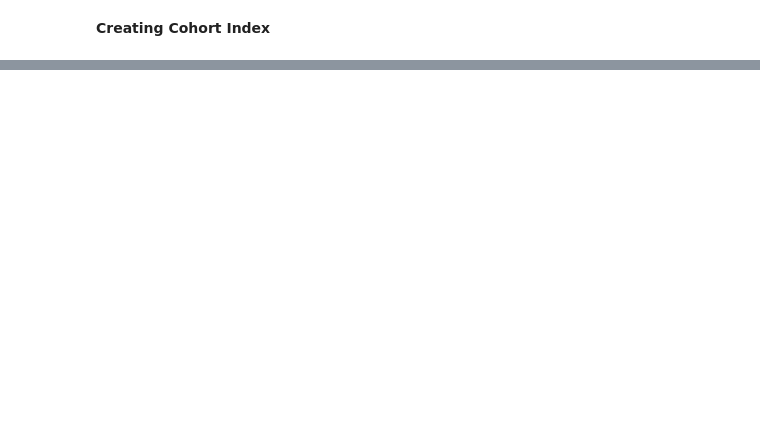
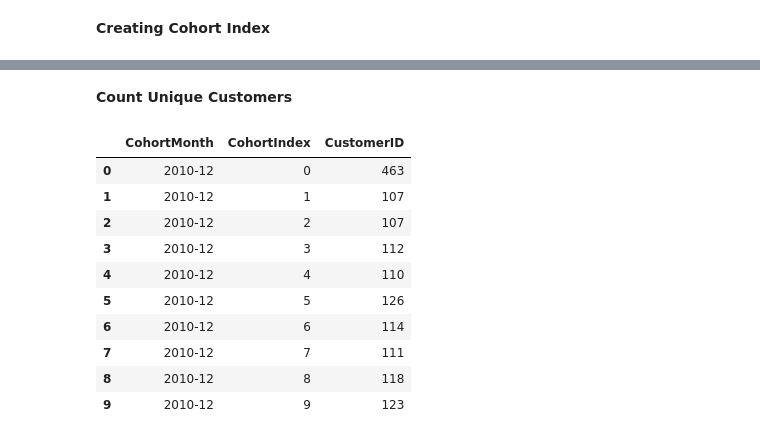
Before and after one commit to ThejaswiBhat/Internship-Project-1, a Jupyter notebook: Notebooks/cohort_retention_cltv_analysis.ipynb.ipynb, the cells around one changed output, grey strips where cells are left out. Saved outputs shown, nothing was run; the diff lists cells and outputs as text; code cells hidden in the pictures; blank space fills up the shorter version.

```diff
--- a/Notebooks/cohort_retention_cltv_analysis.ipynb.ipynb
+++ b/Notebooks/cohort_retention_cltv_analysis.ipynb.ipynb
@@ -214,3 +214,5 @@ df.head(4)
 | 1 | 576236 | 22505 | MEMO BOARD COTTAGE DESIGN | 1 | 2011-11-14 13:31:00 | 4.95 | 13755 | United Kingdom | 4.95 | ... |
 | 2 | 541839 | 22435 | SET OF 9 HEART SHAPED BALLOONS | 1 | 2011-01-23 11:15:00 | 1.25 | 17769 | United Kingdom | 1.25 | ... |
 | 3 | 579675 | 84931B | BLUE SCOTTIE DOG W FLOWER PATTERN | 12 | 2011-11-30 13:08:00 | 2.55 | 15654 | United Kingdom | 30.60 | ... |
+# %% [markdown]
+**Count Unique Customers**
@@ -216,0 +225,15 @@ df.head(4)
+# %%
+
+cohort_data.head(10)
+# %% [output]
+|  | CohortMonth | CohortIndex | CustomerID |
+| 0 | 2010-12 | 0 | 463 |
+| 1 | 2010-12 | 1 | 107 |
+| 2 | 2010-12 | 2 | 107 |
+| 3 | 2010-12 | 3 | 112 |
+| 4 | 2010-12 | 4 | 110 |
+| 5 | 2010-12 | 5 | 126 |
+| 6 | 2010-12 | 6 | 114 |
+| 7 | 2010-12 | 7 | 111 |
+| 8 | 2010-12 | 8 | 118 |
+| 9 | 2010-12 | 9 | 123 |
```
Also changed, not shown: parts of 8 cells of this notebook.
